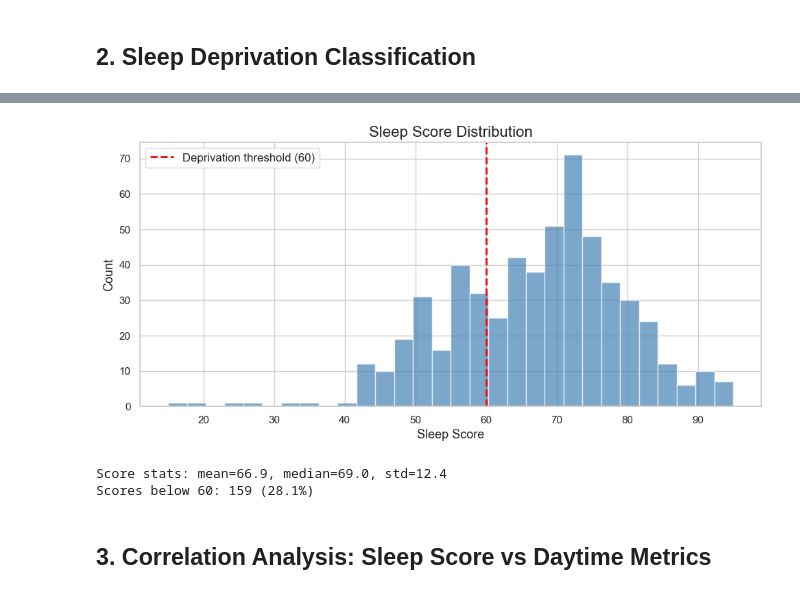
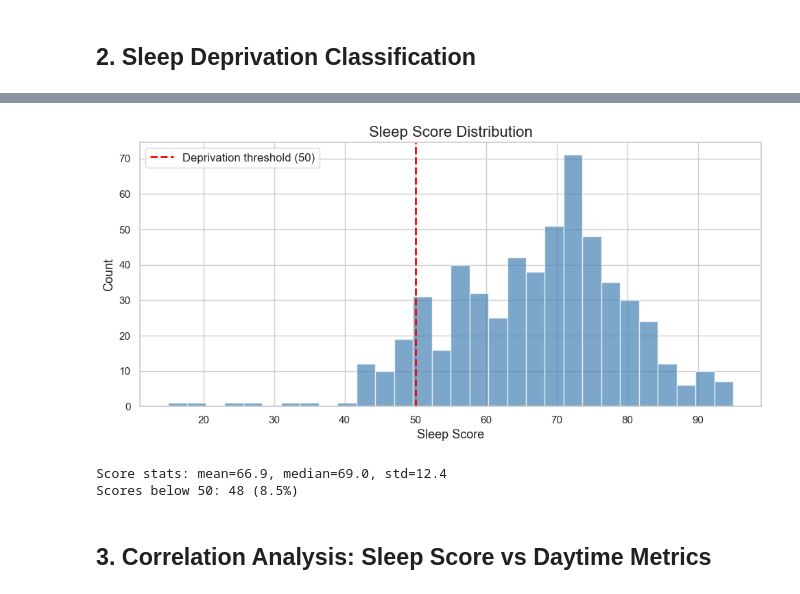
Before and after one commit to yyinhsu/garmin_data_analyze, a Jupyter notebook: analysis/sleep_analysis.ipynb, the cells around one changed output, grey strips where cells are left out. Cells and saved outputs as stored; diff of their text form; code cells hidden in the pictures.

```diff
--- a/analysis/sleep_analysis.ipynb
+++ b/analysis/sleep_analysis.ipynb
@@ -109,22 +109,22 @@ INVALID        2
 # %%
 # Sleep score distribution with threshold
 fig, ax = plt.subplots(figsize=(10, 5))
 scored = df['score'].dropna()
 ax.hist(scored, bins=30, edgecolor='white', alpha=0.7, color='steelblue')
-ax.axvline(x=60, color='red', linestyle='--', linewidth=2, label='Deprivation threshold (60)')
+ax.axvline(x=50, color='red', linestyle='--', linewidth=2, label='Deprivation threshold (50)')
 ax.set_title('Sleep Score Distribution')
 ax.set_xlabel('Sleep Score')
 ax.set_ylabel('Count')
 ax.legend()
 plt.tight_layout()
 plt.show()
 
 print(f'Score stats: mean={scored.mean():.1f}, median={scored.median():.1f}, std={scored.std():.1f}')
-print(f'Scores below 60: {(scored < 60).sum()} ({(scored < 60).mean()*100:.1f}%)')
+print(f'Scores below 50: {(scored < 50).sum()} ({(scored < 50).mean()*100:.1f}%)')
 # %% [output]
-[figure, old version]
+[figure, new version]
 Score stats: mean=66.9, median=69.0, std=12.4
-Scores below 60: 159 (28.1%)
+Scores below 50: 48 (8.5%)
 # %% [markdown]
 ## 3. Correlation Analysis: Sleep Score vs Daytime Metrics
 # %%
```
Also changed, not shown: parts of 11 cells of this notebook, 1 other file.
